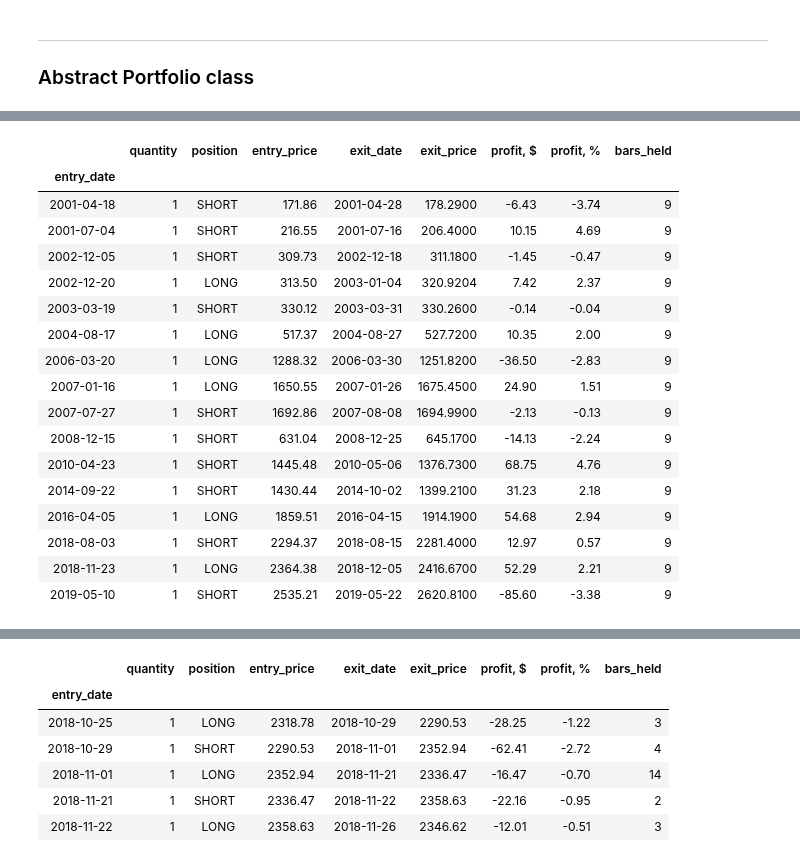
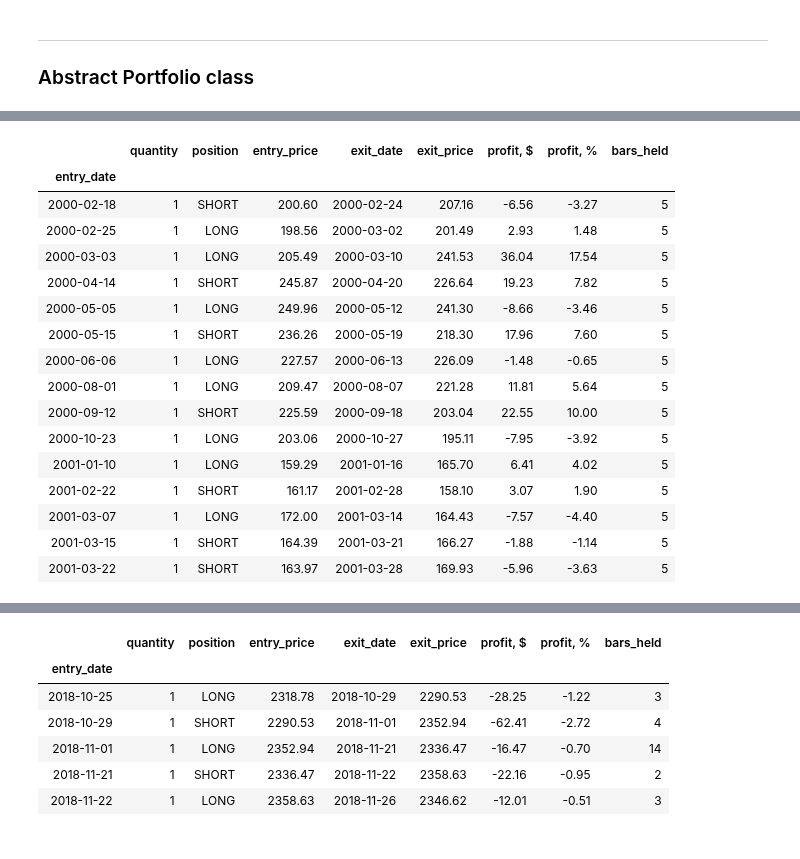
Before and after one commit to mozzherina/cherimoya, a Jupyter notebook: atPortfolio.ipynb, the cells around one changed output, grey strips where cells are left out. Saved outputs shown, nothing was run; the diff lists cells and outputs as text; code cells hidden in the pictures.

```diff
--- a/atPortfolio.ipynb
+++ b/atPortfolio.ipynb
@@ -59,6 +59,7 @@ turnoverExit = Strategy(name = "Turn over and exit",
                         exLong = Policy.propagate,
                         short = Policy.up_cross_indicator,
                         exShort = Policy.propagate,
+                        enter_on_next = True,
                         modes = [MODE_ALL, MODE_LONGS, MODE_SHORTS],
                         long_params = {'indicator': Indicator.sma,
                                        'ret_val': SIGNAL_LONG,
@@ -441,8 +444,8 @@ class NaivePortfolio(Portfolio):
             profit = origin.profit[-1]
             tr_copy.iloc[-1, tr_copy.columns.get_loc('profit, $')] = np.around(profit, decimals = 2)
             tr_copy.iloc[-1, tr_copy.columns.get_loc('profit, %')] = np.around(profit / tr_copy.entry_price[-1] * 100, decimals = 2)
-        wins = tr_copy.loc[trades['profit, $'] > 0]
-        losses = tr_copy.loc[trades['profit, $'] < 0]
+        wins = tr_copy.loc[tr_copy['profit, $'] > 0]
+        losses = tr_copy.loc[tr_copy['profit, $'] < 0]
 
         metrics.loc['Net Profit', strategy_name] = np.around(tr_copy['profit, $'].sum(), decimals = 2)
         metrics.loc['Total Commission', strategy_name] =  origin.fee_total.max()
@@ -510,23 +514,22 @@ df[320:335]
 | 2001-05-08 | 188.47 | 188.47 | 188.47 | 188.47 | 0.0 | 0.0 | 0.0 | 0.00 | 0.00 | 0.00 | ... |
 # %%
 tr = port.get_trades(origin = df)
-tr.loc[tr['bars_held'] > 5]
+tr.head(15)
 # %% [output]
 |  | quantity | position | entry_price | exit_date | exit_price | profit, $ | profit, % | bars_held |
 | entry_date |  |  |  |  |  |  |  |  |
-| 2001-04-18 | 1 | SHORT | 171.86 | 2001-04-28 | 178.2900 | -6.43 | -3.74 | 9 |
-| 2001-07-04 | 1 | SHORT | 216.55 | 2001-07-16 | 206.4000 | 10.15 | 4.69 | 9 |
-| 2002-12-05 | 1 | SHORT | 309.73 | 2002-12-18 | 311.1800 | -1.45 | -0.47 | 9 |
-| 2002-12-20 | 1 | LONG | 313.50 | 2003-01-04 | 320.9204 | 7.42 | 2.37 | 9 |
-| 2003-03-19 | 1 | SHORT | 330.12 | 2003-03-31 | 330.2600 | -0.14 | -0.04 | 9 |
-| 2004-08-17 | 1 | LONG | 517.37 | 2004-08-27 | 527.7200 | 10.35 | 2.00 | 9 |
-| 2006-03-20 | 1 | LONG | 1288.32 | 2006-03-30 | 1251.8200 | -36.50 | -2.83 | 9 |
-| 2007-01-16 | 1 | LONG | 1650.55 | 2007-01-26 | 1675.4500 | 24.90 | 1.51 | 9 |
-| 2007-07-27 | 1 | SHORT | 1692.86 | 2007-08-08 | 1694.9900 | -2.13 | -0.13 | 9 |
-| 2008-12-15 | 1 | SHORT | 631.04 | 2008-12-25 | 645.1700 | -14.13 | -2.24 | 9 |
-| 2010-04-23 | 1 | SHORT | 1445.48 | 2010-05-06 | 1376.7300 | 68.75 | 4.76 | 9 |
-| 2014-09-22 | 1 | SHORT | 1430.44 | 2014-10-02 | 1399.2100 | 31.23 | 2.18 | 9 |
-| 2016-04-05 | 1 | LONG | 1859.51 | 2016-04-15 | 1914.1900 | 54.68 | 2.94 | 9 |
-| 2018-08-03 | 1 | SHORT | 2294.37 | 2018-08-15 | 2281.4000 | 12.97 | 0.57 | 9 |
-| 2018-11-23 | 1 | LONG | 2364.38 | 2018-12-05 | 2416.6700 | 52.29 | 2.21 | 9 |
-| 2019-05-10 | 1 | SHORT | 2535.21 | 2019-05-22 | 2620.8100 | -85.60 | -3.38 | 9 |
+| 2000-02-18 | 1 | SHORT | 200.60 | 2000-02-24 | 207.16 | -6.56 | -3.27 | 5 |
+| 2000-02-25 | 1 | LONG | 198.56 | 2000-03-02 | 201.49 | 2.93 | 1.48 | 5 |
+| 2000-03-03 | 1 | LONG | 205.49 | 2000-03-10 | 241.53 | 36.04 | 17.54 | 5 |
+| 2000-04-14 | 1 | SHORT | 245.87 | 2000-04-20 | 226.64 | 19.23 | 7.82 | 5 |
+| 2000-05-05 | 1 | LONG | 249.96 | 2000-05-12 | 241.30 | -8.66 | -3.46 | 5 |
+| 2000-05-15 | 1 | SHORT | 236.26 | 2000-05-19 | 218.30 | 17.96 | 7.60 | 5 |
+| 2000-06-06 | 1 | LONG | 227.57 | 2000-06-13 | 226.09 | -1.48 | -0.65 | 5 |
+| 2000-08-01 | 1 | LONG | 209.47 | 2000-08-07 | 221.28 | 11.81 | 5.64 | 5 |
+| 2000-09-12 | 1 | SHORT | 225.59 | 2000-09-18 | 203.04 | 22.55 | 10.00 | 5 |
+| 2000-10-23 | 1 | LONG | 203.06 | 2000-10-27 | 195.11 | -7.95 | -3.92 | 5 |
+| 2001-01-10 | 1 | LONG | 159.29 | 2001-01-16 | 165.70 | 6.41 | 4.02 | 5 |
+| 2001-02-22 | 1 | SHORT | 161.17 | 2001-02-28 | 158.10 | 3.07 | 1.90 | 5 |
+| 2001-03-07 | 1 | LONG | 172.00 | 2001-03-14 | 164.43 | -7.57 | -4.40 | 5 |
+| 2001-03-15 | 1 | SHORT | 164.39 | 2001-03-21 | 166.27 | -1.88 | -1.14 | 5 |
+| 2001-03-22 | 1 | SHORT | 163.97 | 2001-03-28 | 169.93 | -5.96 | -3.63 | 5 |
```
Also changed, not shown: parts of 11 cells of this notebook, 2 other files.
